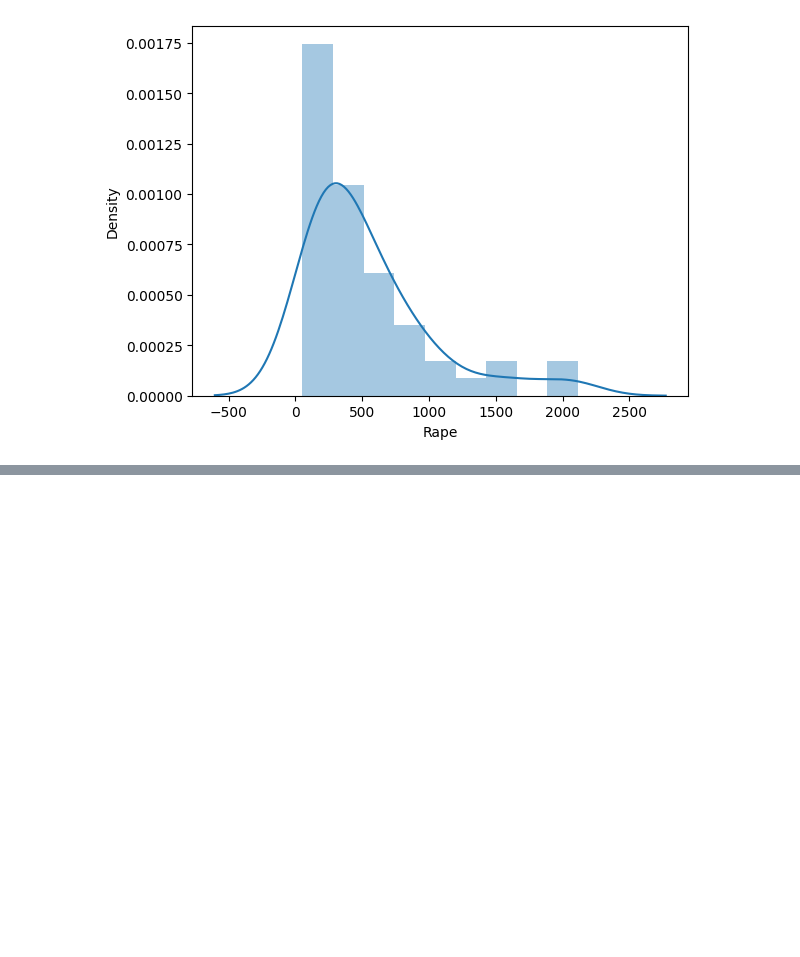
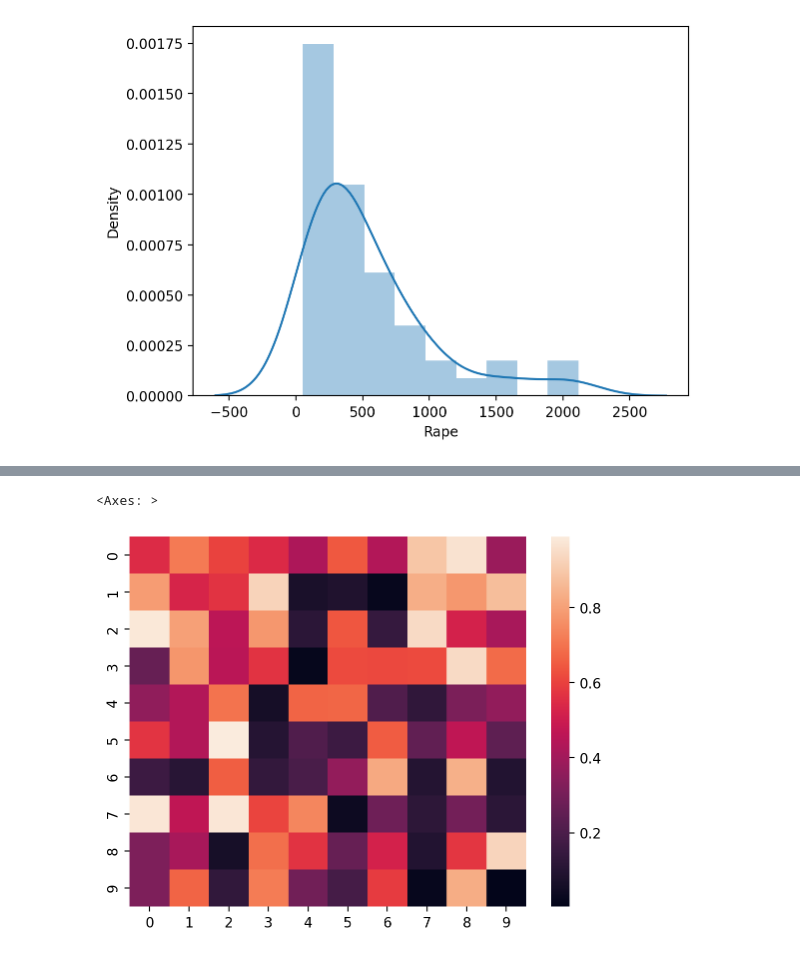
Before and after one commit to jessjwh/jess_window, a Jupyter notebook: machine_learning/us_crime_by_state/us_crime.ipynb, the cells around one changed output, grey strips where cells are left out. Drawn from its saved outputs; the diff is of its cells as text; code cells hidden in the pictures; blank space fills up the shorter version.

```diff
--- a/machine_learning/us_crime_by_state/us_crime.ipynb
+++ b/machine_learning/us_crime_by_state/us_crime.ipynb
@@ -110,0 +123,8 @@ https://gist.github.com/mwaskom/de44147ed2974457ad6372750bbe5751
+# %%
+#使用10*10均勻分配資料
+np.random.seed(0)
+rdata=np.random.rand(10,10)
+sns.heatmap(rdata)
+# %% [output]
+<Axes: >
+[figure, added]
```
Also changed, not shown: parts of 11 cells of this notebook, 3 other files.
